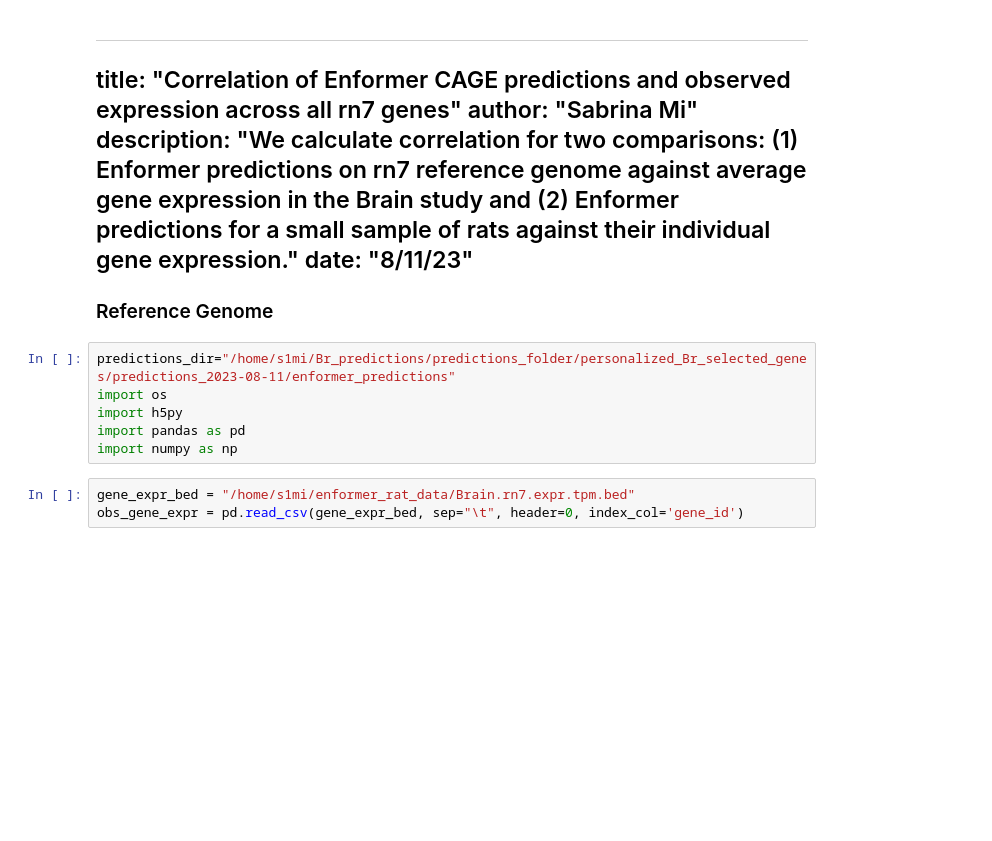
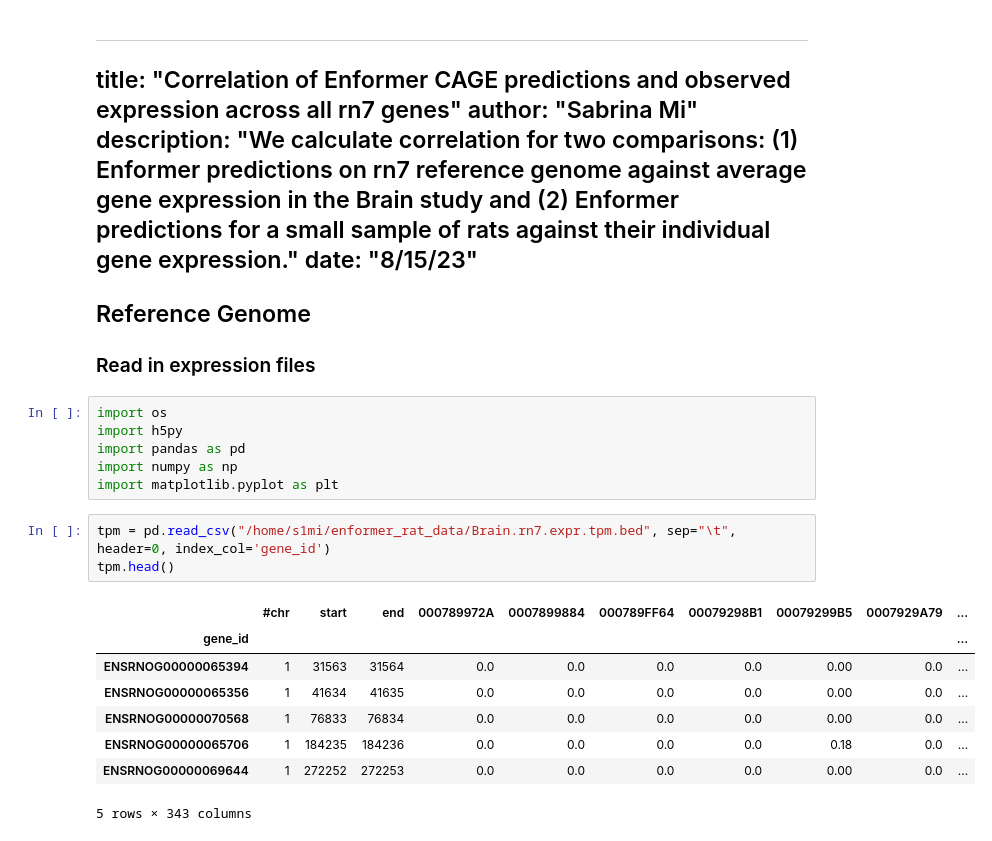
Before and after one commit to hakyimlab/sabrina-deep-learning-in-genomics, a Jupyter notebook: posts/2023-08-10-correlation-across-genes/index.ipynb, the cells around one changed output. Drawn from its saved outputs; the diff is of its cells as text; blank space fills up the shorter version.

```diff
--- a/posts/2023-08-10-correlation-across-genes/index.ipynb
+++ b/posts/2023-08-10-correlation-across-genes/index.ipynb
@@ -3,17 +3,28 @@
 title: "Correlation of Enformer CAGE predictions and observed expression across all rn7 genes"
 author: "Sabrina Mi"
 description: "We calculate correlation for two comparisons: (1) Enformer predictions on rn7 reference genome against average gene expression in the Brain study and (2) Enformer predictions for a small sample of rats against their individual gene expression."
-date: "8/11/23"
+date: "8/15/23"
 ---
 
 
-### Reference Genome
+## Reference Genome
+
+### Read in expression files
 # %%
-predictions_dir="/home/s1mi/Br_predictions/predictions_folder/personalized_Br_selected_genes/predictions_2023-08-11/enformer_predictions"
 import os
 import h5py
 import pandas as pd
 import numpy as np
+import matplotlib.pyplot as plt
 # %%
-gene_expr_bed = "/home/s1mi/enformer_rat_data/Brain.rn7.expr.tpm.bed"
-obs_gene_expr = pd.read_csv(gene_expr_bed, sep="\t", header=0, index_col='gene_id')
+tpm = pd.read_csv("/home/s1mi/enformer_rat_data/Brain.rn7.expr.tpm.bed", sep="\t", header=0, index_col='gene_id')
+tpm.head()
+# %% [output]
+|  | #chr | start | end | 000789972A | 0007899884 | 000789FF64 | 00079298B1 | 00079299B5 | 0007929A79 | ... |
+| gene_id |  |  |  |  |  |  |  |  |  | ... |
+| ENSRNOG00000065394 | 1 | 31563 | 31564 | 0.0 | 0.0 | 0.0 | 0.0 | 0.00 | 0.0 | ... |
+| ENSRNOG00000065356 | 1 | 41634 | 41635 | 0.0 | 0.0 | 0.0 | 0.0 | 0.00 | 0.0 | ... |
+| ENSRNOG00000070568 | 1 | 76833 | 76834 | 0.0 | 0.0 | 0.0 | 0.0 | 0.00 | 0.0 | ... |
+| ENSRNOG00000065706 | 1 | 184235 | 184236 | 0.0 | 0.0 | 0.0 | 0.0 | 0.18 | 0.0 | ... |
+| ENSRNOG00000069644 | 1 | 272252 | 272253 | 0.0 | 0.0 | 0.0 | 0.0 | 0.00 | 0.0 | ... |
+5 rows × 343 columns
```
Also changed, not shown: parts of 9 cells of this notebook.
